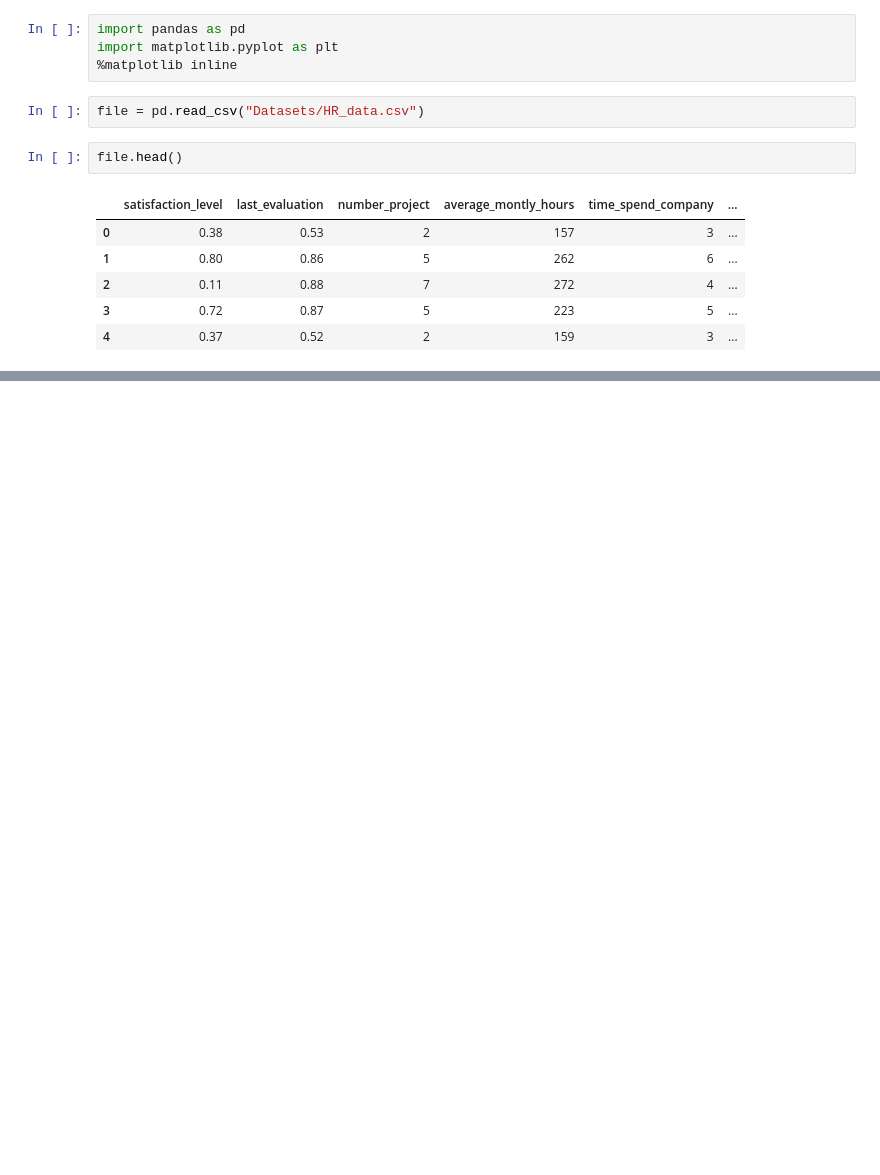
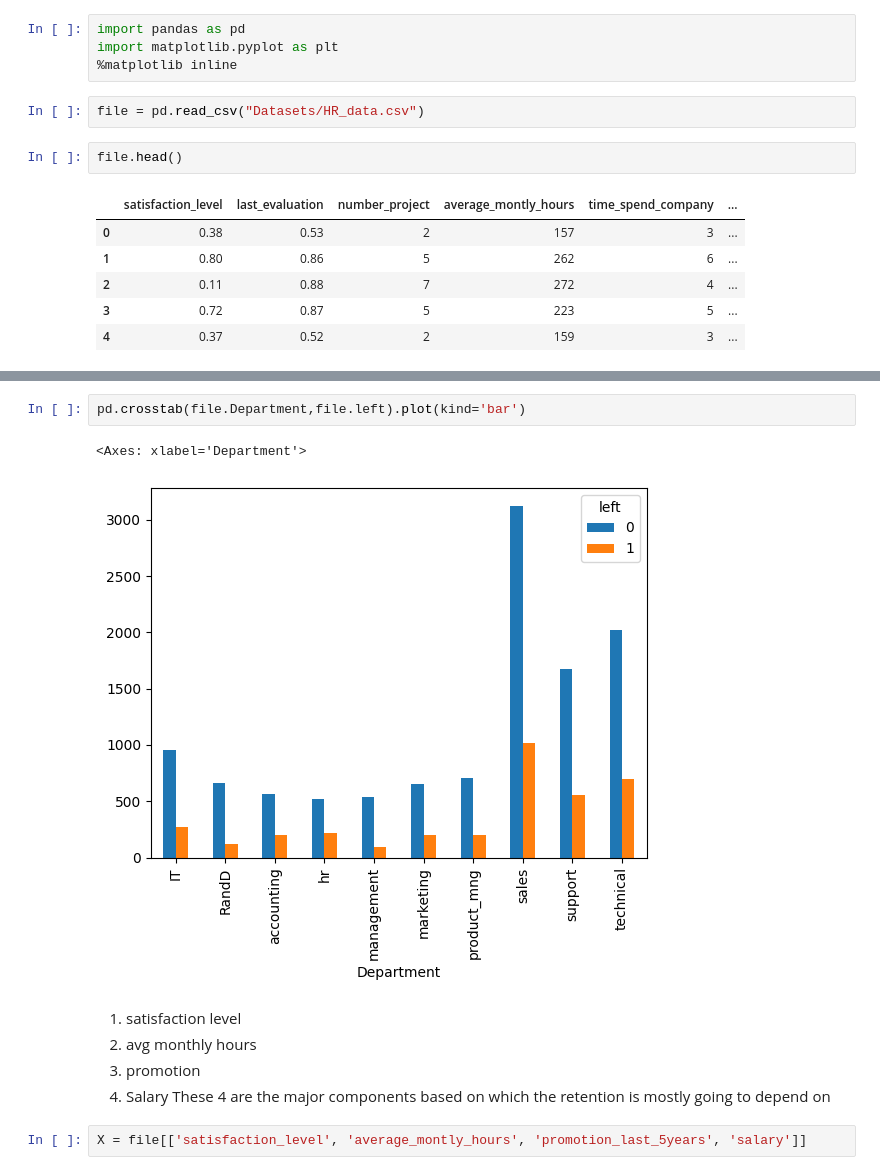
Before and after one commit to rk-3131/Machine-Learning, a Jupyter notebook: Logistic Regression/LR Exercise.ipynb, the cells around one changed output, grey strips where cells are left out. Drawn from its saved outputs; the diff is of its cells as text; blank space fills up the shorter version.

```diff
--- a/Logistic Regression/LR Exercise.ipynb
+++ b/Logistic Regression/LR Exercise.ipynb
@@ -25,0 +55,13 @@ plt.bar(file.Department, file.left)
+# %%
+pd.crosstab(file.Department,file.left).plot(kind='bar')
+# %% [output]
+<Axes: xlabel='Department'>
+[figure, added]
+# %% [markdown]
+1. satisfaction level
+2. avg monthly hours
+3. promotion
+4. Salary
+These 4 are the major components based on which the retention is mostly going to depend on
+# %%
+X = file[['satisfaction_level', 'average_montly_hours', 'promotion_last_5years', 'salary']]
```
Also changed, not shown: parts of 29 cells of this notebook, 4 other files.
